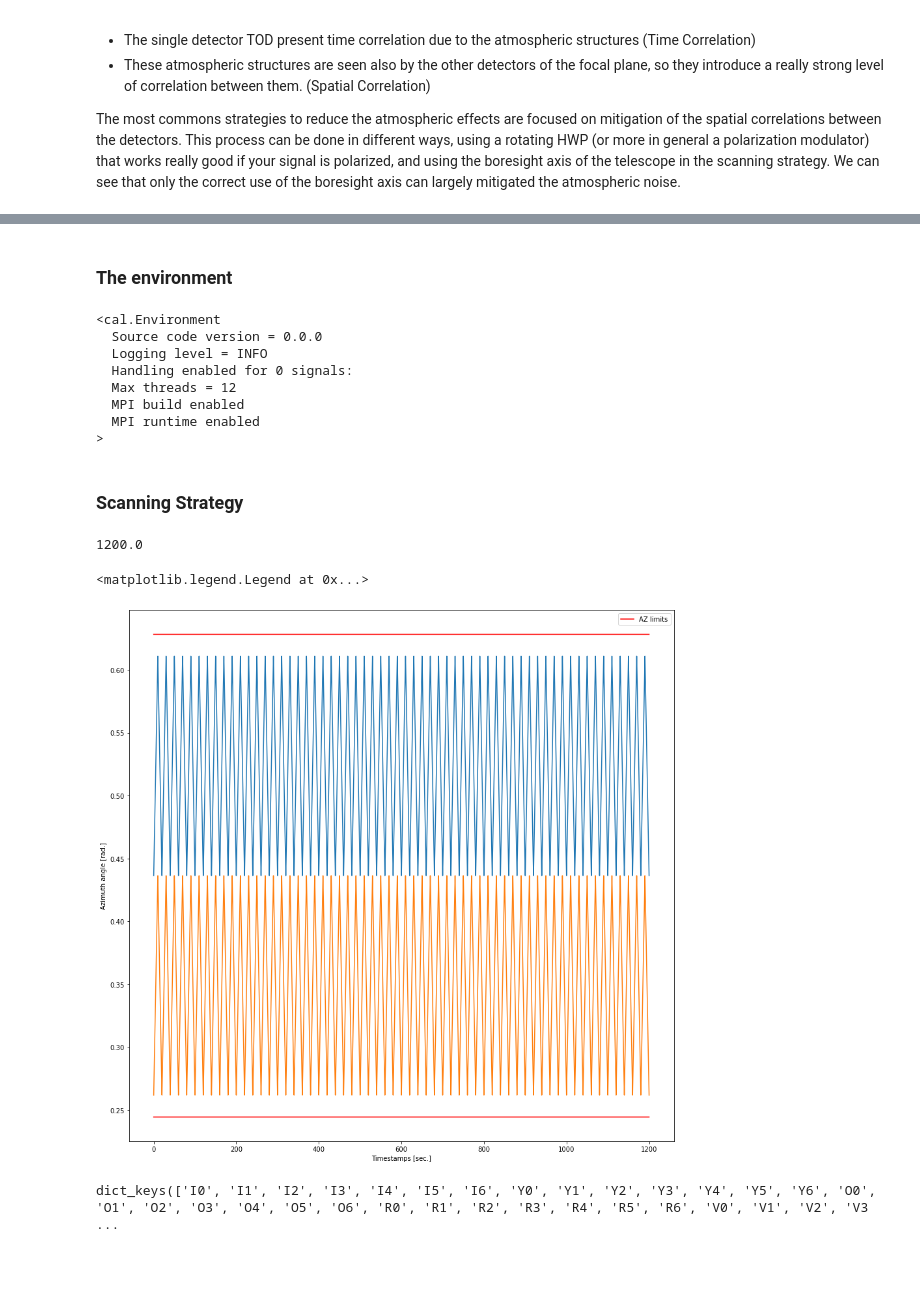
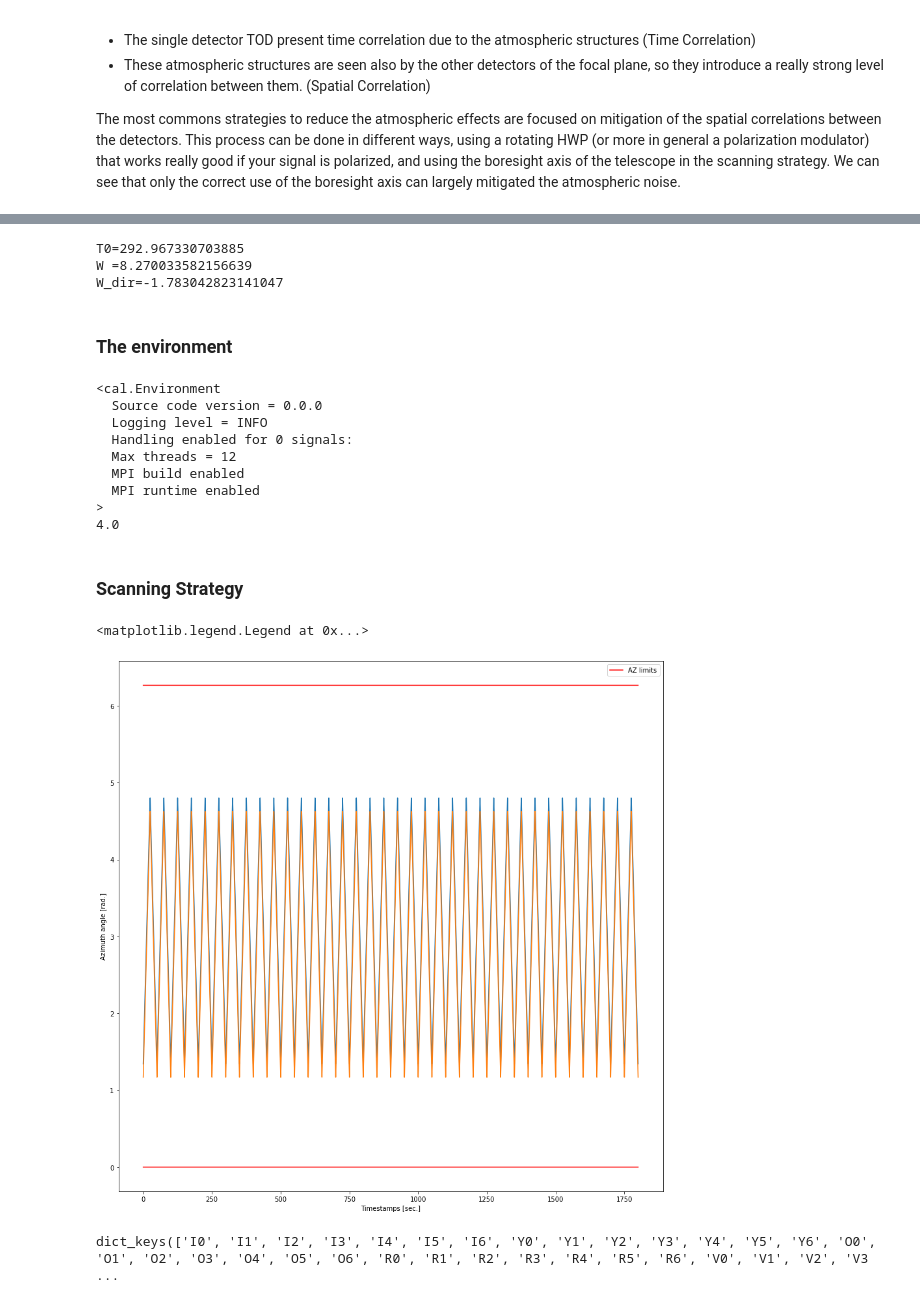
Before and after one commit to cmbgroundbased/cal, a Jupyter notebook: cookbook/skypatch.ipynb, the cells around one changed output, grey strips where cells are left out. Cells and saved outputs as stored; diff of their text form; code cells hidden in the pictures; blank space fills up the shorter version.

```diff
--- a/cookbook/skypatch.ipynb
+++ b/cookbook/skypatch.ipynb
@@ -27 +47,26 @@ rank=communicator.Get_rank
+# %%
+# H20 in atmpsphere
+pwv=weather.pwv
+ice=weather.ice_water
+liq=weather.liquid_water
+hum=weather.humidity
+
+# Temperaure and pressure
+t0=weather.surface_temperature
+t10=weather.air_temperature
+p0=weather.surface_pressure
+
+# Wind speed and direction
+wx=weather.west_wind
+wy=weather.south_wind
+w = np.sqrt(wx**2 + wy**2)
+w_dir = np.arctan2(wy, wx)
+
+print("T0="+str(t0))
+print("W ="+str(w))
+print("W_dir="+str(w_dir))
+# %% [output]
+T0=292.967330703885
+W =8.270033582156639
+W_dir=-1.783042823141047
 # %%
@@ -64,6 +111,7 @@ rmax=10000
 #if rank==0:
 env=pycal.Environment.get()
 print(env)
+print(tmax_tod/450)
 # %% [output]
 <cal.Environment
   Source code version = 0.0.0
@@ -73,53 +121,55 @@ print(env)
   MPI build enabled
   MPI runtime enabled
 >
+4.0
 # %% [markdown]
 ### Scanning Strategy
 # %%
 # samples frequency
-fs_hz=25
-tmax = tmax/3
-print(tmax)
+fs_hz=20
 # timestamp in seconds (now we simulate 1h of observations)
-times=np.linspace(0,tmax,int(tmax)*fs_hz)
+times=np.linspace(0,tmax_tod,int(tmax_tod)*fs_hz)
 
 # Now we perform a really dummy CES at 72deg of elevation
 # and with an AZ span of 10deg
-el=np.ones(int(tmax)*fs_hz)*(72/180)*np.pi
+el=np.ones(int(tmax_tod)*fs_hz)*(72/180)*np.pi
 
-azmin_tod=(20/180)*np.pi
-azmax_tod=(30/180)*np.pi
-az1=np.linspace(azmin_tod,azmax_tod,10*fs_hz)
+# Fixed telescope
+#az=np.ones(int(tmax_tod)*fs_hz)*(270/180)*np.pi
+
+# A dummy scanning strategy
+azmin_tod=(72/180)*np.pi
+azmax_tod=(270/180)*np.pi
+az1=np.linspace(azmin_tod,azmax_tod,25*fs_hz)
 az=az1
-for i in range(0, int((tmax/10)-1)):
+for i in range(0, int((tmax_tod/25-1))):
     az1=np.flip(az1)
     az=np.append(az, az1)
 
 # initialize the TOD buffers
-tod0=np.zeros(int(tmax)*fs_hz)
-tod1=np.zeros(int(tmax)*fs_hz)
-tod2=np.zeros(int(tmax)*fs_hz)
-tod3=np.zeros(int(tmax)*fs_hz)
-tod4=np.zeros(int(tmax)*fs_hz)
+tod0=np.zeros(int(tmax_tod)*fs_hz)
+tod1=np.zeros(int(tmax_tod)*fs_hz)
+tod2=np.zeros(int(tmax_tod)*fs_hz)
+tod3=np.zeros(int(tmax_tod)*fs_hz)
+tod4=np.zeros(int(tmax_tod)*fs_hz)
 
 plt.figure(1, figsize=(15,15))
 plt.plot(times, az+((5/180)*np.pi))
 plt.plot(times, az-((5/180)*np.pi))
-plt.plot(times, np.ones(int(tmax)*fs_hz)*azmin,'r-', label="AZ limits")
-plt.plot(times, np.ones(int(tmax)*fs_hz)*azmax,'r-')
+plt.plot(times, np.ones(int(tmax_tod)*fs_hz)*azmin,'r-', label="AZ limits")
+plt.plot(times, np.ones(int(tmax_tod)*fs_hz)*azmax,'r-')
 plt.xlabel("Timestamps [sec.]")
 plt.ylabel("Azimuth angle [rad.]")
 plt.legend(loc='best')
 
 # plt.figure(2)
 # plt.plot(times, 0.05*np.sin((np.pi/6)*times)+0.45)
 # plt.xlim((0,50))
 
 # print((0.1*180/np.pi)/6)
 # %% [output]
-1200.0
+<matplotlib.legend.Legend at 0x...>
-<matplotlib.legend.Legend at 0x...>
-[figure, old version]
+[figure, new version]
 # %%
 # This is a mockup focalplane of 5 detectors. The central plus four othogonal detector in pairs, respectively.
 
```
Also changed, not shown: parts of 29 cells of this notebook, 6 other files.
